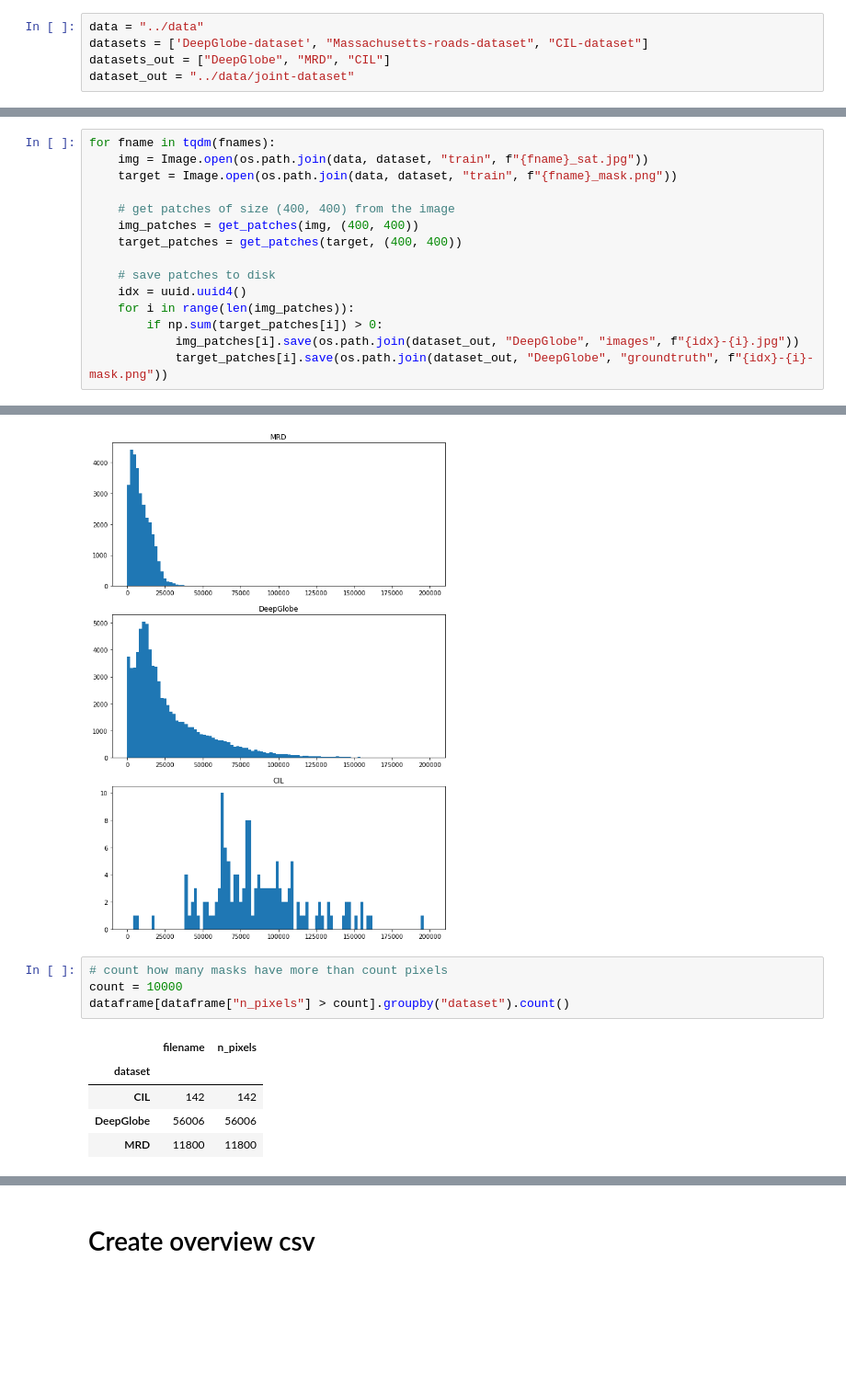
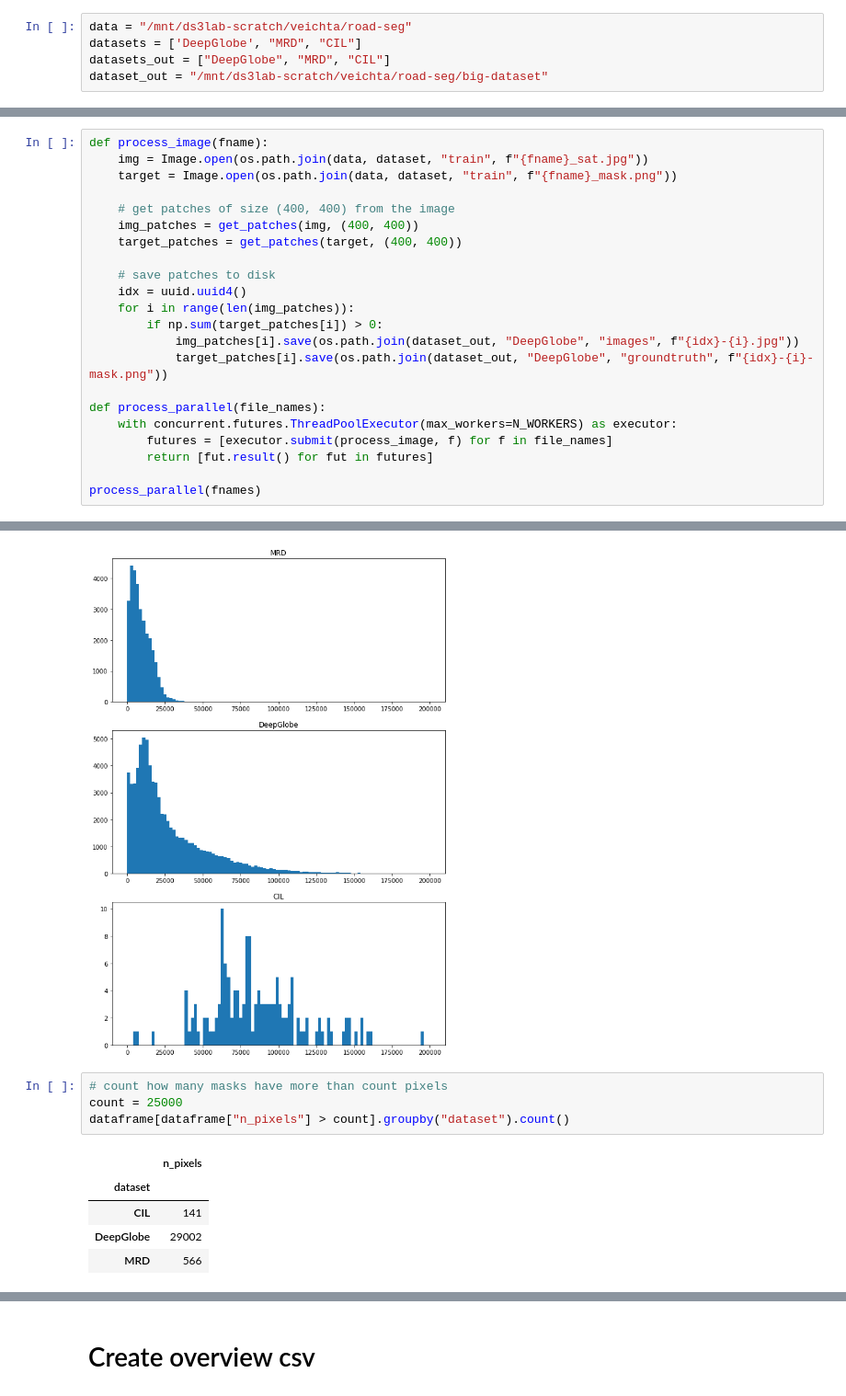
Before and after one commit to veichta/cil-road-segmentation, a Jupyter notebook: notebooks/prepare-datasets.ipynb, the cells around one changed output, grey strips where cells are left out. Shown at 92% size. Drawn from its saved outputs; the diff is of its cells as text; blank space fills up the shorter version.

```diff
--- a/notebooks/prepare-datasets.ipynb
+++ b/notebooks/prepare-datasets.ipynb
@@ -11,7 +14,7 @@ from PIL import Image
 # %%
-data = "../data"
-datasets = ['DeepGlobe-dataset', "Massachusetts-roads-dataset", "CIL-dataset"]
+data = "/mnt/ds3lab-scratch/veichta/road-seg"
+datasets = ['DeepGlobe', "MRD", "CIL"]
 datasets_out = ["DeepGlobe", "MRD", "CIL"]
-dataset_out = "../data/joint-dataset"
+dataset_out = "/mnt/ds3lab-scratch/veichta/road-seg/big-dataset"
 # %%
 if not os.path.exists(dataset_out):
@@ -45,7 +49,7 @@ dataset = datasets[0]
 fnames = os.listdir(os.path.join(data, dataset, "train"))
 fnames = list({name.split("_")[0] for name in fnames})
 # %%
-for fname in tqdm(fnames):
+def process_image(fname):
     img = Image.open(os.path.join(data, dataset, "train", f"{fname}_sat.jpg"))
     target = Image.open(os.path.join(data, dataset, "train", f"{fname}_mask.png"))
 
@@ -59,3 +63,10 @@ for fname in tqdm(fnames):
         if np.sum(target_patches[i]) > 0:
             img_patches[i].save(os.path.join(dataset_out, "DeepGlobe", "images", f"{idx}-{i}.jpg"))
             target_patches[i].save(os.path.join(dataset_out, "DeepGlobe", "groundtruth", f"{idx}-{i}-mask.png"))
+
+def process_parallel(file_names):
+    with concurrent.futures.ThreadPoolExecutor(max_workers=N_WORKERS) as executor:
+        futures = [executor.submit(process_image, f) for f in file_names]
+        return [fut.result() for fut in futures]
+
+process_parallel(fnames)
@@ -137,11 +195,11 @@ for i, dataset in enumerate(["MRD", "DeepGlobe", "CIL"]):
 [figure]
 # %%
 # count how many masks have more than count pixels
-count = 10000
+count = 25000
 dataframe[dataframe["n_pixels"] > count].groupby("dataset").count()
 # %% [output]
-|  | filename | n_pixels |
-| dataset |  |  |
-| CIL | 142 | 142 |
-| DeepGlobe | 56006 | 56006 |
-| MRD | 11800 | 11800 |
+|  | n_pixels |
+| dataset |  |
+| CIL | 141 |
+| DeepGlobe | 29002 |
+| MRD | 566 |
```
Also changed, not shown: parts of 13 cells of this notebook, 5 other files.
